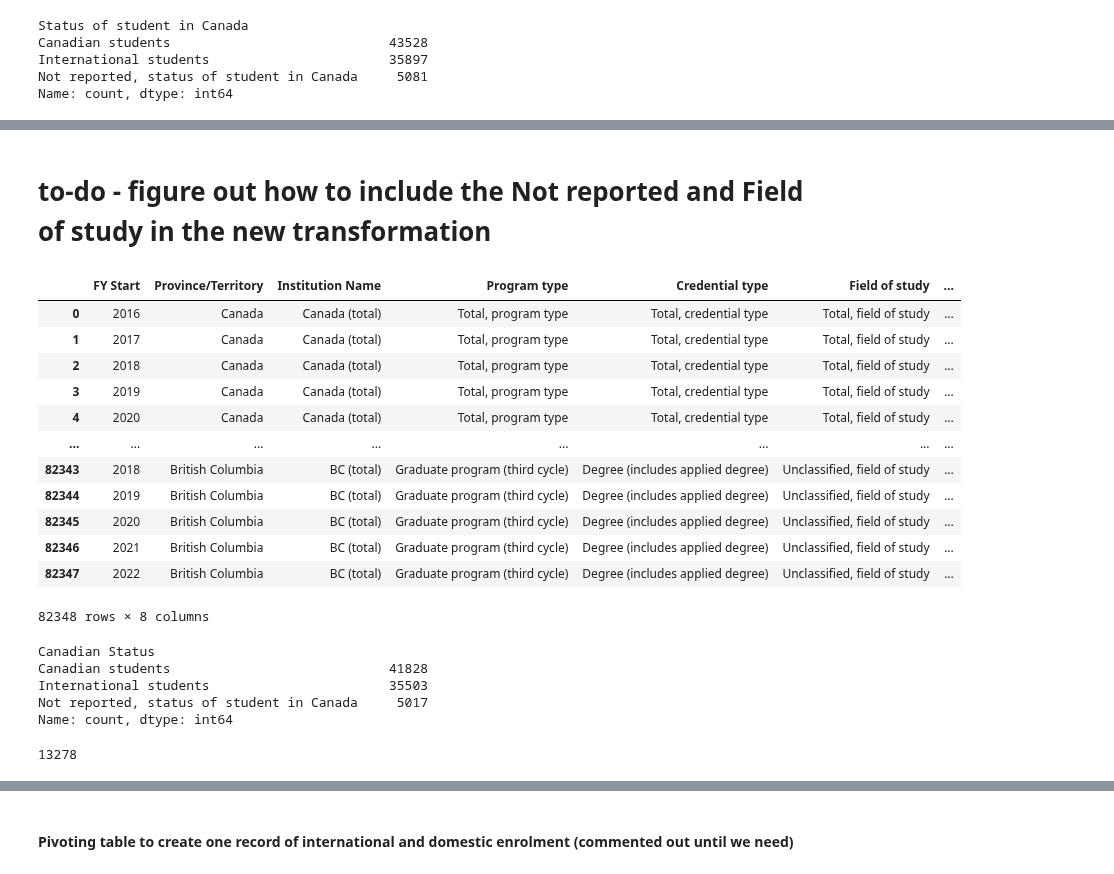
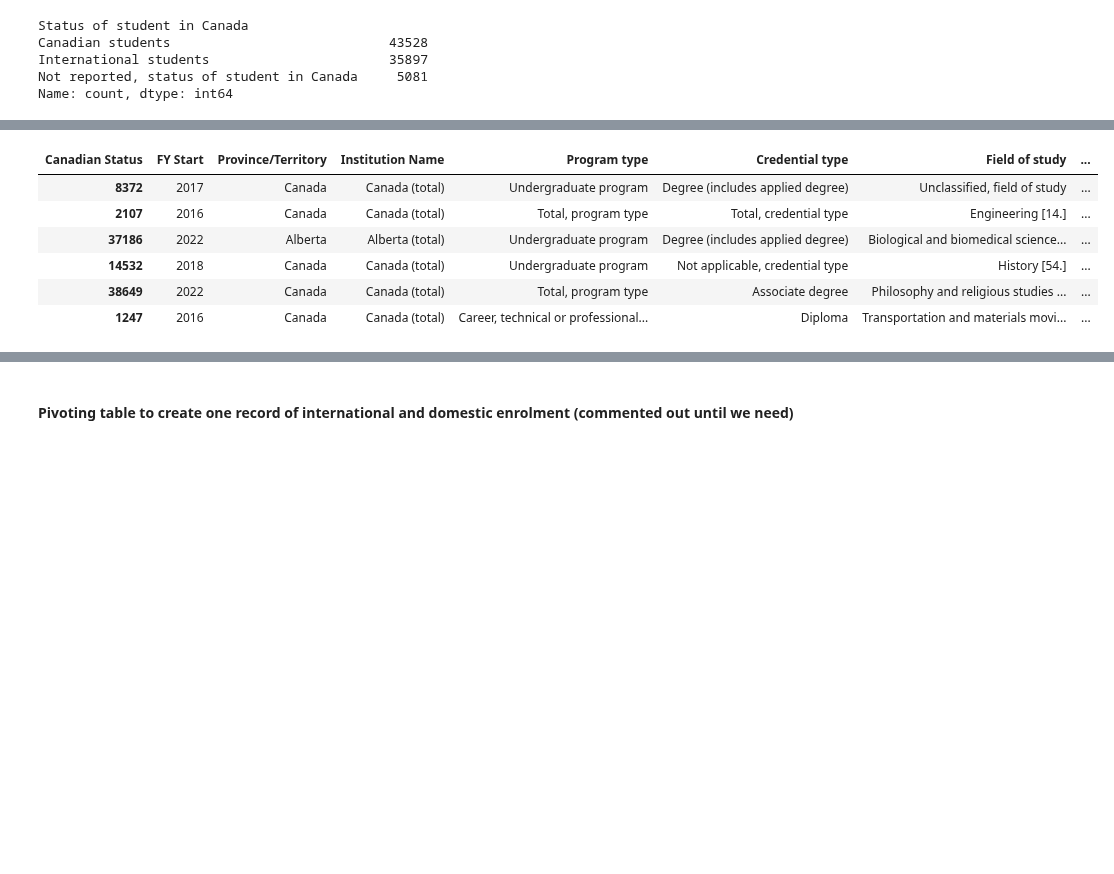
Before and after one commit to tjjdoherty/canadian-psi-project, a Jupyter notebook: program_cred_analysis.ipynb, the cells around one changed output, grey strips where cells are left out. Drawn from its saved outputs; the diff is of its cells as text; code cells hidden in the pictures; blank space fills up the shorter version.

Commit message:
solved the pipeline issue in prog credentials

```diff
--- a/program_cred_analysis.ipynb
+++ b/program_cred_analysis.ipynb
@@ -224,14 +427,7 @@ Using variables defines in domestic_intl.ipynb
 # %%
-# Custom Transformers used in first workbook to clean up StatCan data sheets
+# Variables that work with the Custom Transformers
+provinces_territories_ca = domestic_intl.provinces_territories_ca
 
-DropColumns =  domestic_intl.DropColumns
-RenameColumns = domestic_intl.RenameColumns
-FormatDate = domestic_intl.FormatDate
-AddInstitutionAndProvince = domestic_intl.AddInstitutionAndProvince
-AbbreviateInstitutionNames = domestic_intl.AbbreviateInstitutionNames
-
-# variables that work with the Custom Transformers
-provinces_territories_ca = domestic_intl.provinces_territories_ca
 territories = domestic_intl.territories
 
 # define provinces; anything that is in provinces_territories but not in territories (this does include total across Canada)
@@ -239,4 +435,5 @@ provinces = [province for province in provinces_territories_ca if province not i
 
 # abbreviations from the first workbook
 abbreviations = domestic_intl.abbreviations
+
 province_codes = domestic_intl.province_codes
@@ -366,5 +440,3 @@ class PivotCanadianStatus(BaseEstimator, TransformerMixin):
-# %% [markdown]
-# to-do - figure out how to include the Not reported and Field of study in the new transformation
 # %%
 # Define the pipeline
 
@@ -404,7 +476,7 @@ program_pipeline = Pipeline(steps=[
         replacements=abbreviations
     )),
 
-    # Reorder the columns
+    #Reorder the columns
     ('reorder_columns', ReorderColumns(desired_order=[
         "FY Start",
         "Province/Territory",
@@ -417,35 +489,17 @@ program_pipeline = Pipeline(steps=[
     ])),
 
     # pivot the Canadian status column
-    #('pivot_canadian_status', PivotCanadianStatus())
+    ('pivot_canadian_status', PivotCanadianStatus())
 ])
 # %%
 cleaned_progs = program_pipeline.fit_transform(progs)
 # %%
-cleaned_progs
+cleaned_progs.sample(6)
 # %% [output]
-|  | FY Start | Province/Territory | Institution Name | Program type | Credential type | Field of study | ... |
-| 0 | 2016 | Canada | Canada (total) | Total, program type | Total, credential type | Total, field of study | ... |
-| 1 | 2017 | Canada | Canada (total) | Total, program type | Total, credential type | Total, field of study | ... |
-| 2 | 2018 | Canada | Canada (total) | Total, program type | Total, credential type | Total, field of study | ... |
-| 3 | 2019 | Canada | Canada (total) | Total, program type | Total, credential type | Total, field of study | ... |
-| 4 | 2020 | Canada | Canada (total) | Total, program type | Total, credential type | Total, field of study | ... |
-| ... | ... | ... | ... | ... | ... | ... | ... |
-| 82343 | 2018 | British Columbia | BC (total) | Graduate program (third cycle) | Degree (includes applied degree) | Unclassified, field of study | ... |
-| 82344 | 2019 | British Columbia | BC (total) | Graduate program (third cycle) | Degree (includes applied degree) | Unclassified, field of study | ... |
-| 82345 | 2020 | British Columbia | BC (total) | Graduate program (third cycle) | Degree (includes applied degree) | Unclassified, field of study | ... |
-| 82346 | 2021 | British Columbia | BC (total) | Graduate program (third cycle) | Degree (includes applied degree) | Unclassified, field of study | ... |
-| 82347 | 2022 | British Columbia | BC (total) | Graduate program (third cycle) | Degree (includes applied degree) | Unclassified, field of study | ... |
+| Canadian Status | FY Start | Province/Territory | Institution Name | Program type | Credential type | Field of study | ... |
+| 8372 | 2017 | Canada | Canada (total) | Undergraduate program | Degree (includes applied degree) | Unclassified, field of study | ... |
+| 2107 | 2016 | Canada | Canada (total) | Total, program type | Total, credential type | Engineering [14.] | ... |
+| 37186 | 2022 | Alberta | Alberta (total) | Undergraduate program | Degree (includes applied degree) | Biological and biomedical science... | ... |
+| 14532 | 2018 | Canada | Canada (total) | Undergraduate program | Not applicable, credential type | History [54.] | ... |
+| 38649 | 2022 | Canada | Canada (total) | Total, program type | Associate degree | Philosophy and religious studies ... | ... |
+| 1247 | 2016 | Canada | Canada (total) | Career, technical or professional... | Diploma | Transportation and materials movi... | ... |
-82348 rows × 8 columns
-# %%
-cleaned_progs['Canadian Status'].value_counts()
-# %% [output]
-Canadian Status
-Canadian students                            41828
-International students                       35503
-Not reported, status of student in Canada     5017
-Name: count, dtype: int64
-# %%
-cleaned_progs[(cleaned_progs['Canadian Status'] == 'Not reported, status of student in Canada') & (cleaned_progs['FY Start'] == 2018)]['Enrolment'].sum()
-# %% [output]
-13278
```
Also changed, not shown: parts of 10 cells of this notebook.
